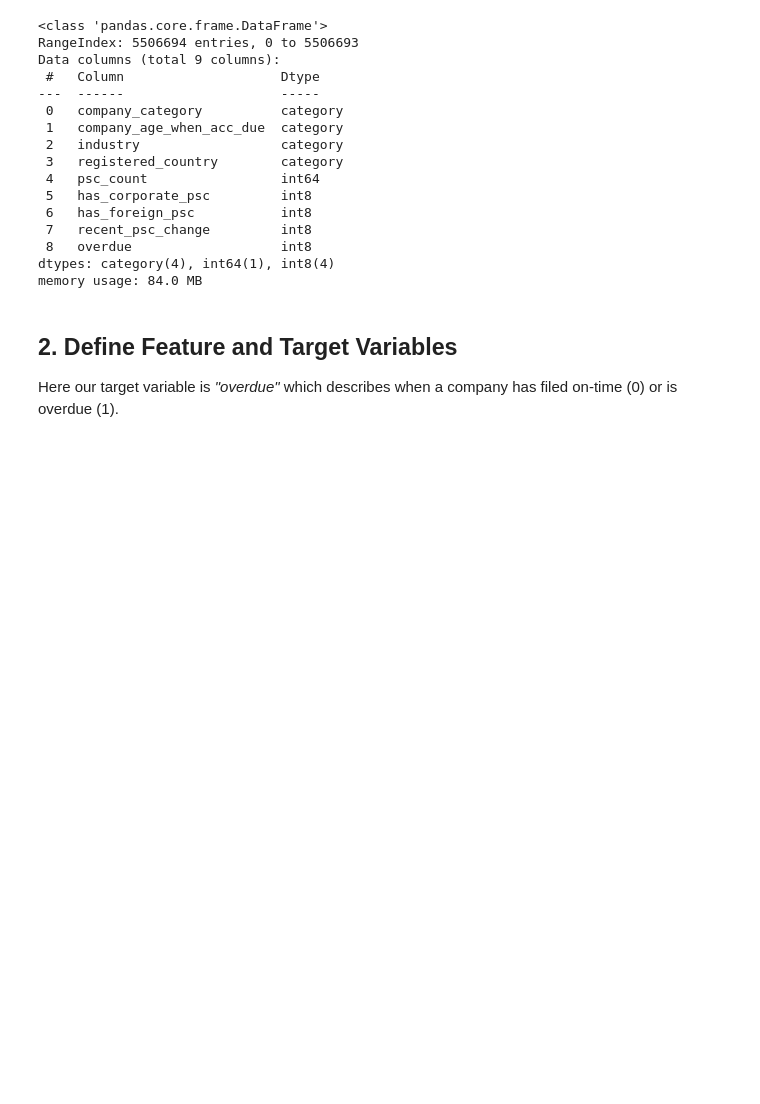
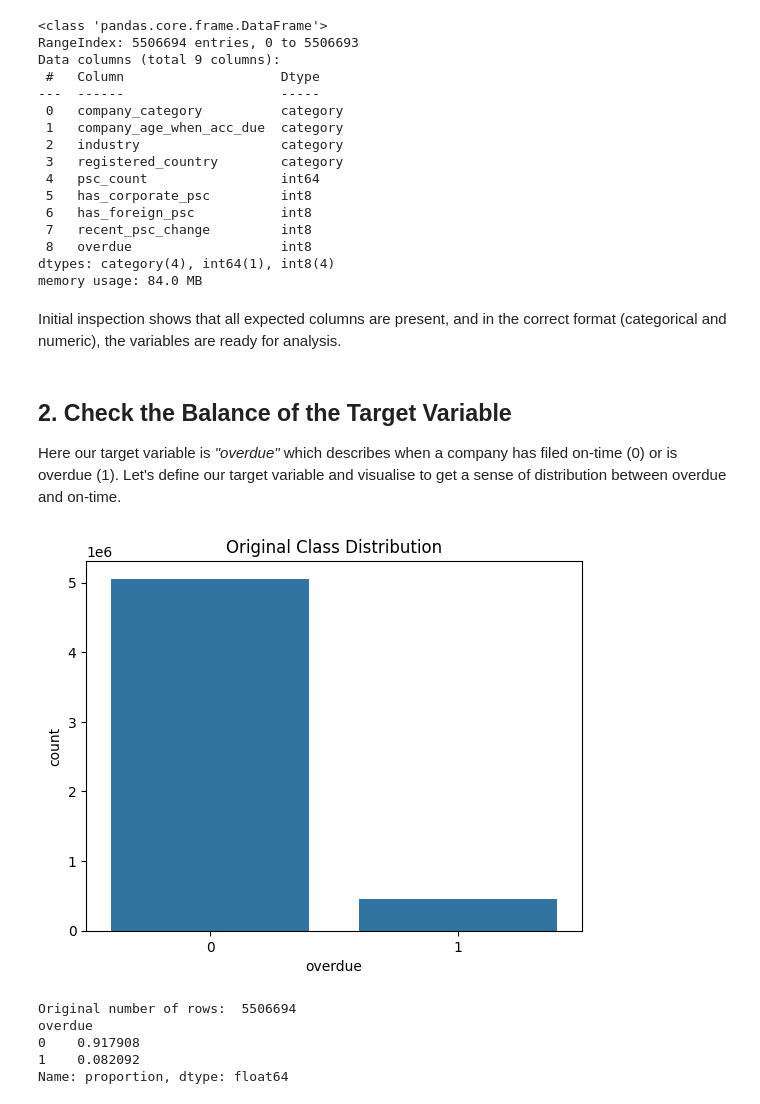
Before and after one commit to BP0323904/dspp, a Jupyter notebook: Companies_House/Notebooks/CH_Log_Reg_Model.ipynb, the cells around one changed output. Drawn from its saved outputs; the diff is of its cells as text; code cells hidden in the pictures; blank space fills up the shorter version.

```diff
--- a/Companies_House/Notebooks/CH_Log_Reg_Model.ipynb
+++ b/Companies_House/Notebooks/CH_Log_Reg_Model.ipynb
@@ -68,6 +79,8 @@ Data columns (total 9 columns):
  8   overdue                   int8
 dtypes: category(4), int64(1), int8(4)
 memory usage: 84.0 MB
+# %% [markdown]
+Initial inspection shows that all expected columns are present, and in the correct format (categorical and numeric), the variables are ready for analysis.
 # %% [markdown]
-## 2. Define Feature and Target Variables
-Here our target variable is *"overdue"* which describes when a company has filed on-time (0) or is overdue (1).
+## 2. Check the Balance of the Target Variable
+Here our target variable is *"overdue"* which describes when a company has filed on-time (0) or is overdue (1). Let's define our target variable and visualise to get a sense of distribution between overdue and on-time.
@@ -85 +87,20 @@ y = df[target]
+# %%
+# Define the target variable, 'overdue' is the variable we want to predict (0 = on-time, 1 = late).
+target = "overdue"
+
+# Visualise the target variable
+sns.countplot(x=target, data=df)
+plt.title("Original Class Distribution")
+plt.show()
+
+print("Original number of rows: ", len(df))
+
+print(df[target].value_counts(normalize = True))
+# %% [output]
+[figure, added]
+Original number of rows:  5506694
+overdue
+0    0.917908
+1    0.082092
+Name: proportion, dtype: float64
 # %% [markdown]
```
Also changed, not shown: parts of 77 cells of this notebook.
